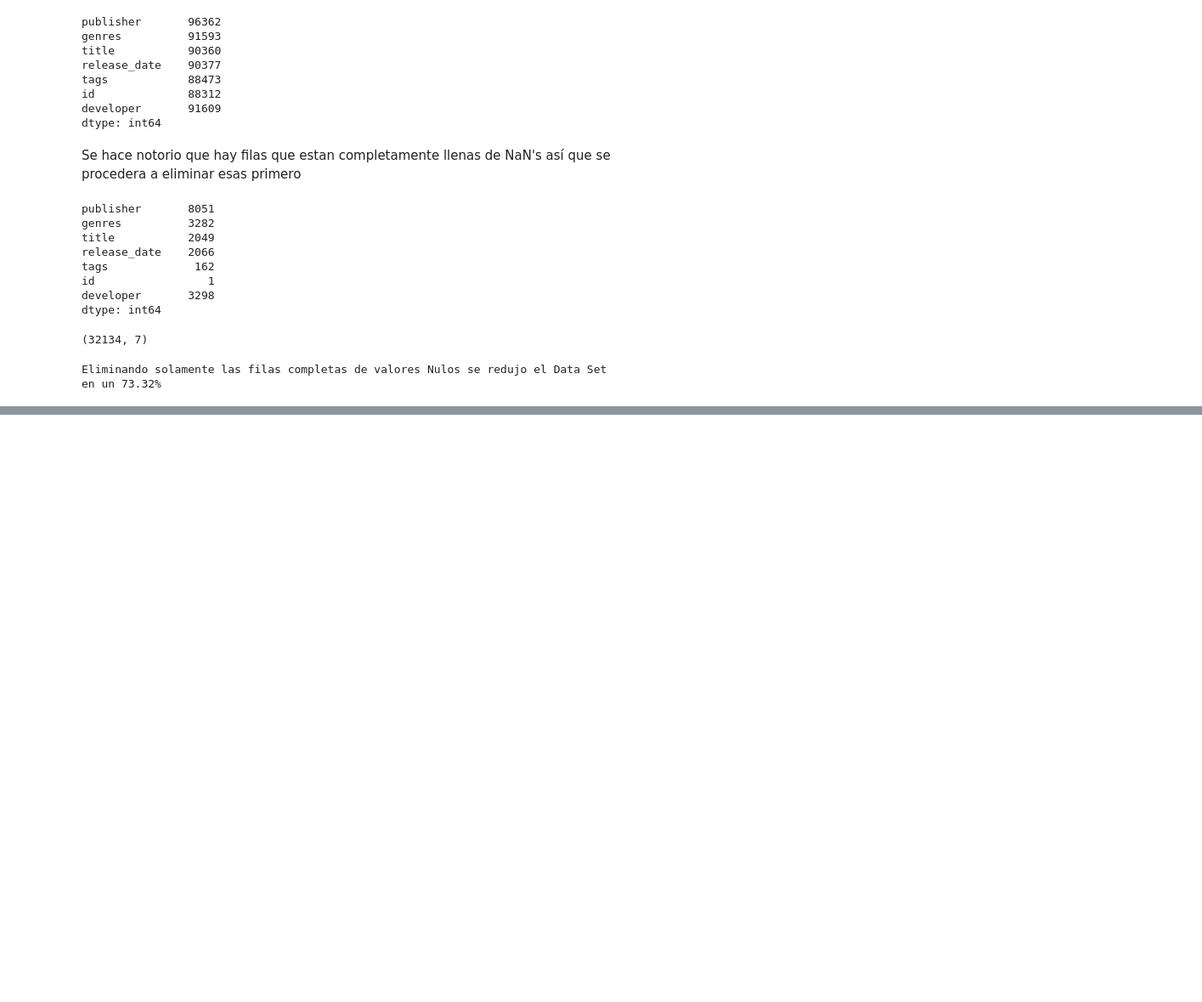
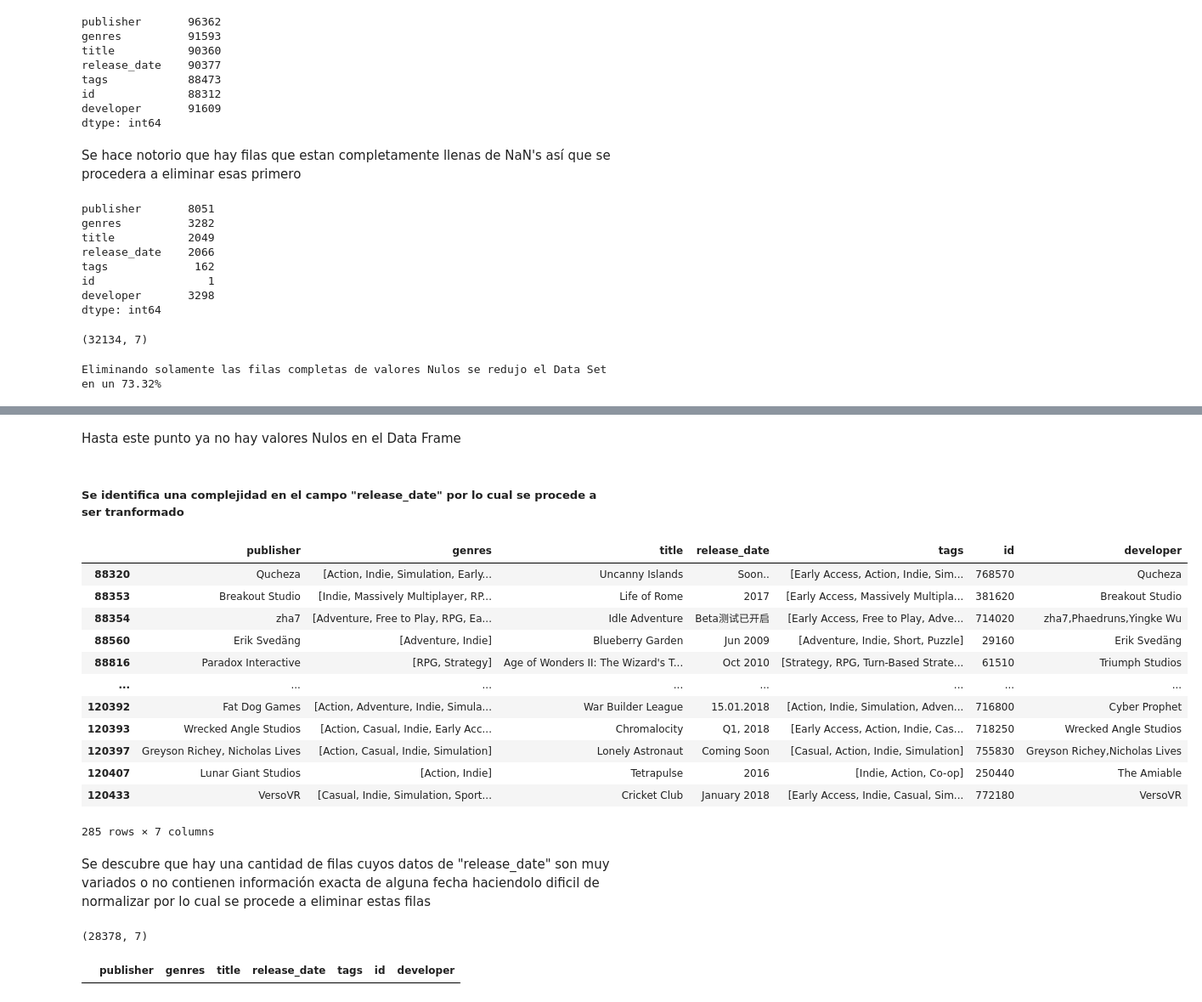
Before and after one commit to DavidssonGon/PI_ML_OPS_STEAM_DSFT17, a Jupyter notebook: ETL.ipynb, the cells around one changed output, grey strips where cells are left out. Shown: that part at 85% size. Cells and saved outputs as stored; diff of their text form; code cells hidden in the pictures; blank space fills up the shorter version.

Commit message:
Pre Ultimo Data Set

```diff
--- a/ETL.ipynb
+++ b/ETL.ipynb
@@ -920,0 +927,3 @@ Eliminando solamente las filas completas de valores Nulos se redujo el Data Set
+# %%
+df_games.dropna(subset=["genres"], inplace=True) # Se eliminan los nulos del campo 'genres'
+df_games.dropna(subset=["developer"], inplace=True) # Se eliminan los nulos del campo 'developer'
@@ -920,0 +949,3 @@ Eliminando solamente las filas completas de valores Nulos se redujo el Data Set
+# %%
+df_games.dropna(subset=["release_date"], inplace=True) # Se eliminan los nulos del campo 'release_date'
+df_games.shape
@@ -920,0 +988,3 @@ Eliminando solamente las filas completas de valores Nulos se redujo el Data Set
+# %%
+# Se reemplaza los valores Nulos del campo 'tags' por una la siguiente lista '[N/D]'
+df_games['tags'] = df_games['tags'].fillna('[N/D]')
@@ -920,0 +1004,3 @@ Eliminando solamente las filas completas de valores Nulos se redujo el Data Set
+# %%
+# Se reemplaza los valores Nulos del campo 'publisher' por una el siguiente string 'N/D'
+df_games['publisher'] = df_games['publisher'].fillna('N/D')
@@ -920,0 +1020,38 @@ Eliminando solamente las filas completas de valores Nulos se redujo el Data Set
+# %% [markdown]
+Hasta este punto ya no hay valores Nulos en el Data Frame
+# %% [markdown]
+##### Se identifica una complejidad en el campo "release_date" por lo cual se procede a ser tranformado
+# %%
+# Se realiza un filtrado de los valores que no coinciden con el patrón de fecha
+import re
+patron = re.compile(r'^\d{4}-\d{2}-\d{2}$')
+filas_no_patron = df_games[~df_games['release_date'].astype(str).str.match(patron)]
+filas_no_patron
+# %% [output]
+|  | publisher | genres | title | release_date | tags | id | developer |
+| 88320 | Qucheza | [Action, Indie, Simulation, Early... | Uncanny Islands | Soon.. | [Early Access, Action, Indie, Sim... | 768570 | Qucheza |
+| 88353 | Breakout Studio | [Indie, Massively Multiplayer, RP... | Life of Rome | 2017 | [Early Access, Massively Multipla... | 381620 | Breakout Studio |
+| 88354 | zha7 | [Adventure, Free to Play, RPG, Ea... | Idle Adventure | Beta测试已开启 | [Early Access, Free to Play, Adve... | 714020 | zha7,Phaedruns,Yingke Wu |
+| 88560 | Erik Svedäng | [Adventure, Indie] | Blueberry Garden | Jun 2009 | [Adventure, Indie, Short, Puzzle] | 29160 | Erik Svedäng |
+| 88816 | Paradox Interactive | [RPG, Strategy] | Age of Wonders II: The Wizard's T... | Oct 2010 | [Strategy, RPG, Turn-Based Strate... | 61510 | Triumph Studios |
+| ... | ... | ... | ... | ... | ... | ... | ... |
+| 120392 | Fat Dog Games | [Action, Adventure, Indie, Simula... | War Builder League | 15.01.2018 | [Action, Indie, Simulation, Adven... | 716800 | Cyber Prophet |
+| 120393 | Wrecked Angle Studios | [Action, Casual, Indie, Early Acc... | Chromalocity | Q1, 2018 | [Early Access, Action, Indie, Cas... | 718250 | Wrecked Angle Studios |
+| 120397 | Greyson Richey, Nicholas Lives | [Action, Casual, Indie, Simulation] | Lonely Astronaut | Coming Soon | [Casual, Action, Indie, Simulation] | 755830 | Greyson Richey,Nicholas Lives |
+| 120407 | Lunar Giant Studios | [Action, Indie] | Tetrapulse | 2016 | [Indie, Action, Co-op] | 250440 | The Amiable |
+| 120433 | VersoVR | [Casual, Indie, Simulation, Sport... | Cricket Club | January 2018 | [Early Access, Indie, Casual, Sim... | 772180 | VersoVR |
+285 rows × 7 columns
+# %% [markdown]
+Se descubre que hay una cantidad de filas cuyos datos de "release_date" son muy variados o no contienen información exacta de alguna fecha haciendolo dificil de normalizar por lo cual se procede a eliminar estas filas
+# %%
+# Se eliminan las filas que no coinciden con el patron de fecha de 'release_date'
+df_games = df_games.drop(filas_no_patron.index)
+df_games.shape
+# %% [output]
+(28378, 7)
+# %%
+# Se verifica que no hayan valores mas largos como valor en'realease_rate' que no se puedan convertir a una fecha
+longitud_no_deseada = df_games[df_games['release_date'].astype(str).apply(len) != 10]
+longitud_no_deseada
+# %% [output]
+|  | publisher | genres | title | release_date | tags | id | developer |
```
Also changed, not shown: parts of 43 cells of this notebook.
